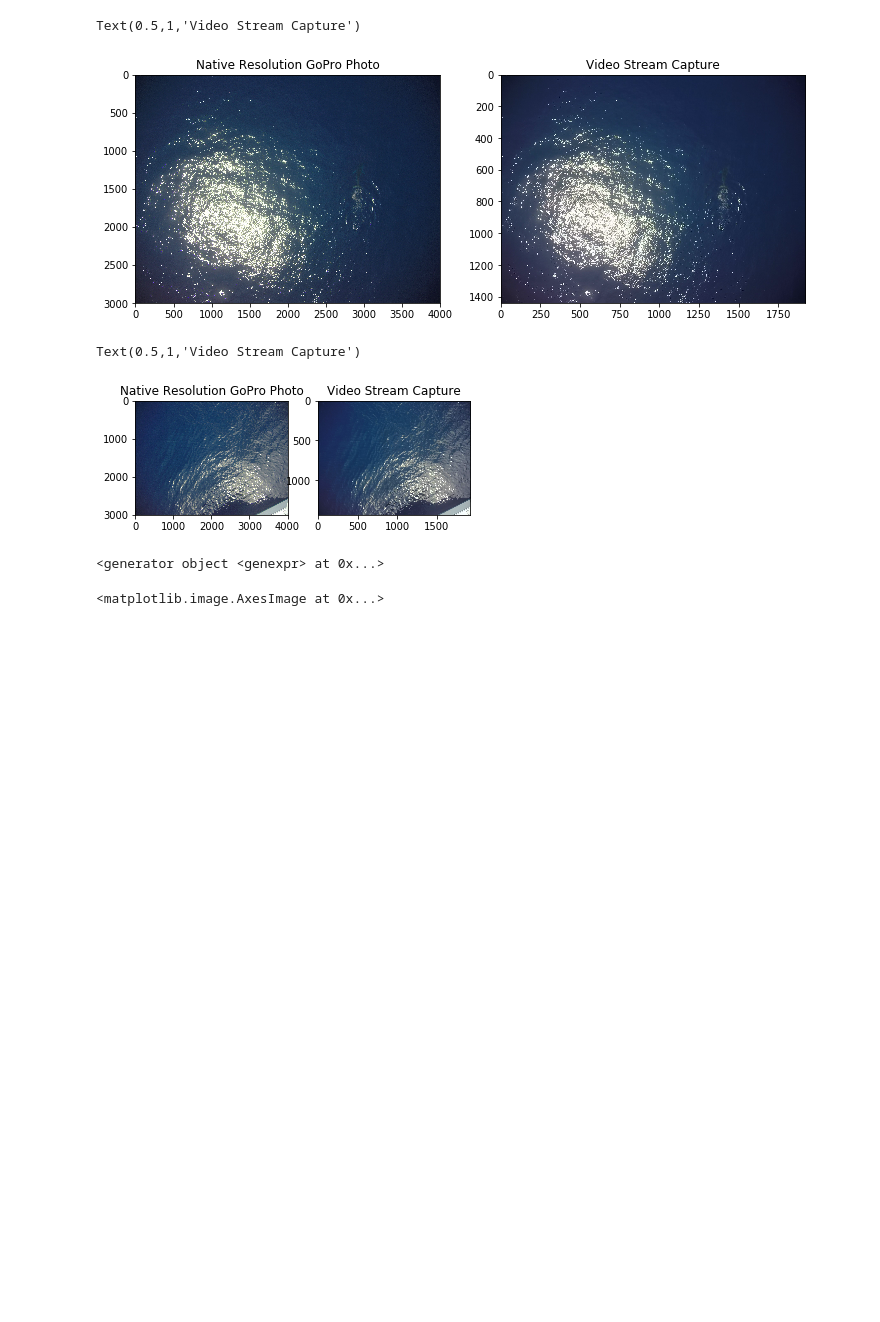
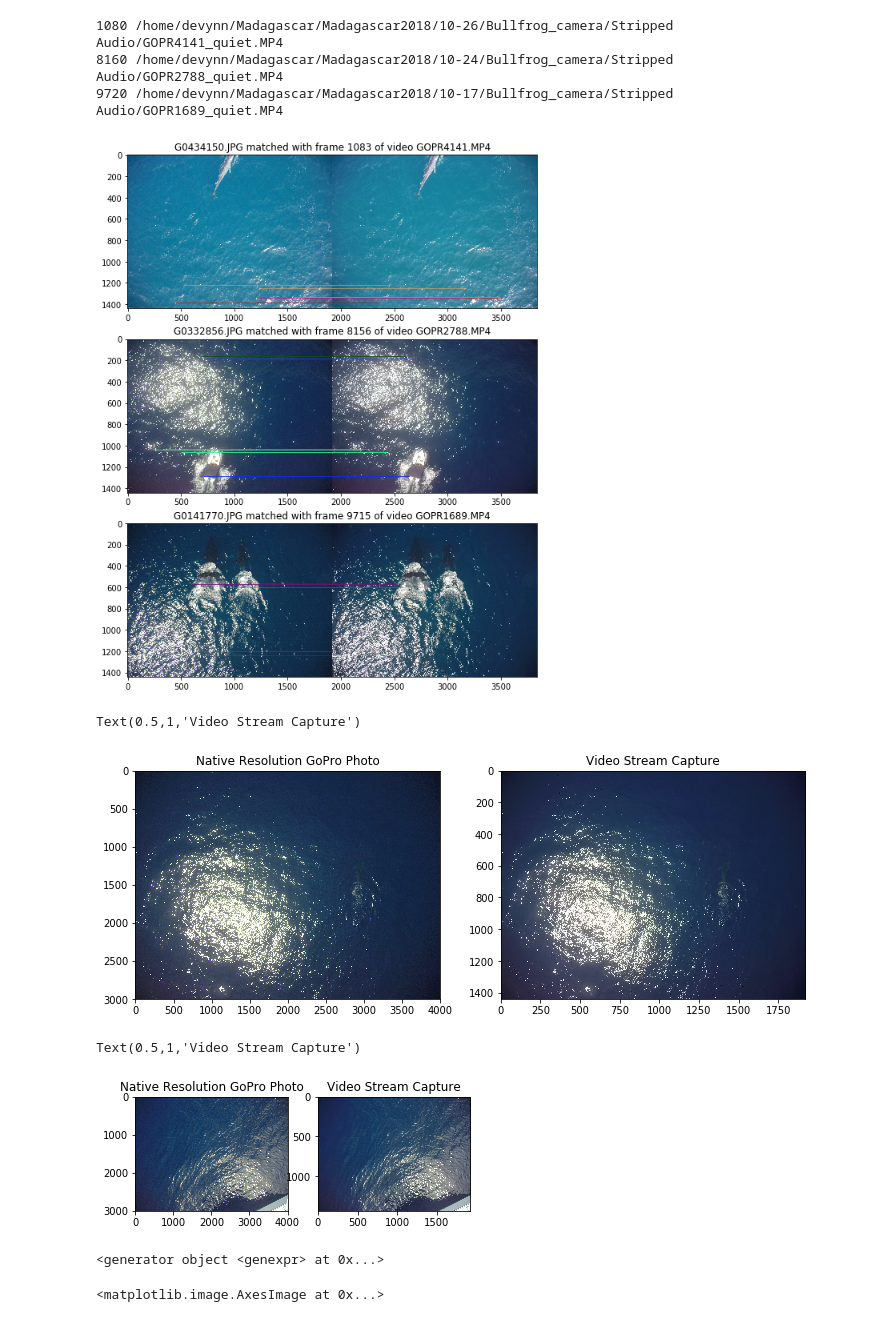
Before and after one commit to PointRoadSolutions/omurasWhaleAnalysis, a Jupyter notebook: Madagascar Image Processing.ipynb, the cells around one changed output. Cells and saved outputs as stored; diff of their text form; code cells hidden in the pictures; blank space fills up the shorter version.

```diff
--- a/Madagascar Image Processing.ipynb
+++ b/Madagascar Image Processing.ipynb
@@ -124,34 +124,39 @@ def findframe(images, pathbegin = '/home/devynn/Madagascar/', framecheck = 10, s
         framestop = matches_means.index(min(matches_means))
         matchset = matches[framestop]
         exactframe = framestop+frameflag-framecheck
 
         # Append list to bestmatches containing image, keypoints, frame, matches, frame number, image and video filenames
         bestmatches.append([image, kp_img, frameset_colorcorrect[framestop],
                             kp[framestop], matchset, exactframe, imagefile, videofile])
 
     # Graph everything
     if showgraph is True:
         mpl.rcParams['figure.figsize'] = [16.0, 12.0]
 
         for image_video_pair in range(len(bestmatches)):
             dataset = bestmatches[image_video_pair]
             matched_image = dataset[0]
             matched_kp_img = dataset[1]
             matched_frame = dataset[2]
             matched_kp_frame = dataset[3]
             matched_matches = dataset[4]
             framename = dataset[5]
             imagename = dataset[6]
             videoname = dataset[7]
             imagematches = cv2.drawMatches(matched_image, matched_kp_img,
                                            matched_frame, matched_kp_frame, matched_matches[:20], None, flags=2)
             plt.subplot(len(bestmatches), 1, image_video_pair+1)
             plt.imshow(imagematches)
             plt.title(imagename + ' matched with frame ' + str(framename) + ' of video ' + videoname)
 
     return(bestmatches)
 
-matcher = findframe(['G0434150.JPG', 'G0332856.JPG'])
+matcher = findframe(['G0434150.JPG', 'G0332856.JPG', 'G0141770.JPG'])
+# %% [output]
+1080 /home/devynn/Madagascar/Madagascar2018/10-26/Bullfrog_camera/Stripped Audio/GOPR4141_quiet.MP4
+8160 /home/devynn/Madagascar/Madagascar2018/10-24/Bullfrog_camera/Stripped Audio/GOPR2788_quiet.MP4
+9720 /home/devynn/Madagascar/Madagascar2018/10-17/Bullfrog_camera/Stripped Audio/GOPR1689_quiet.MP4
+[figure, added]
 # %%
 # Code below this cell is old and probably not necessary
 # %%
```
